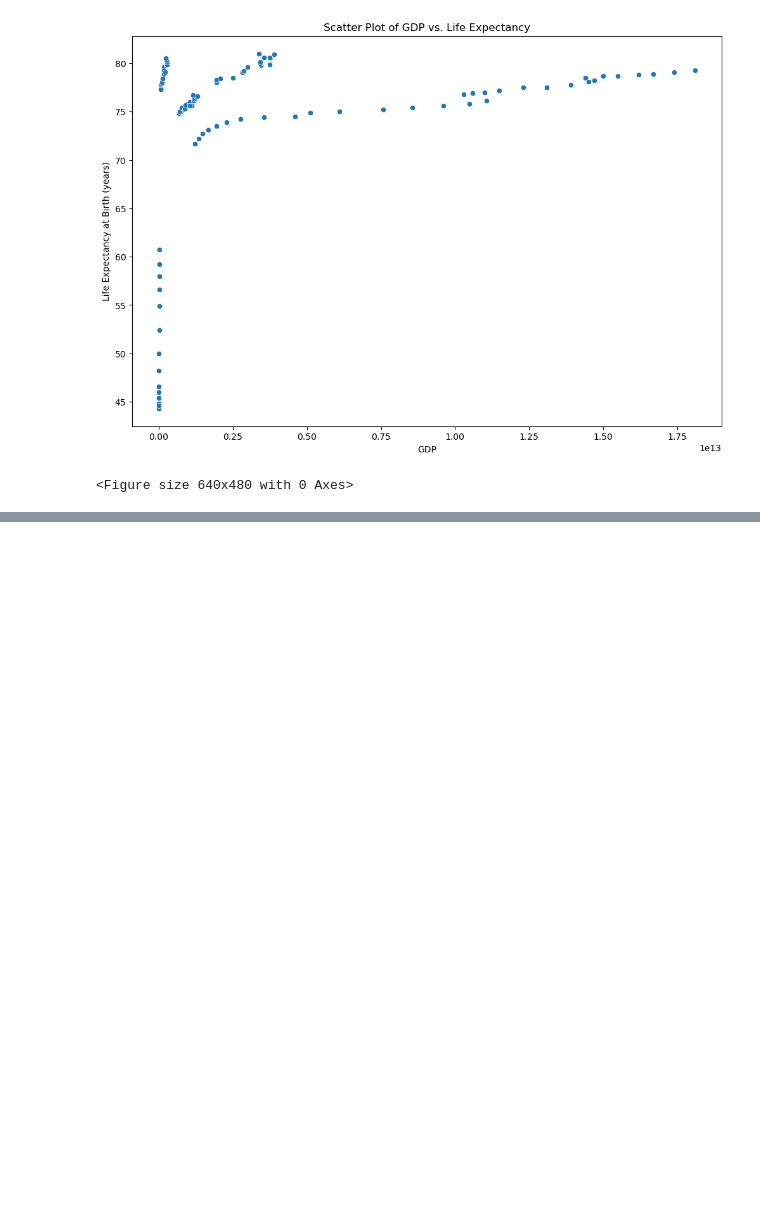
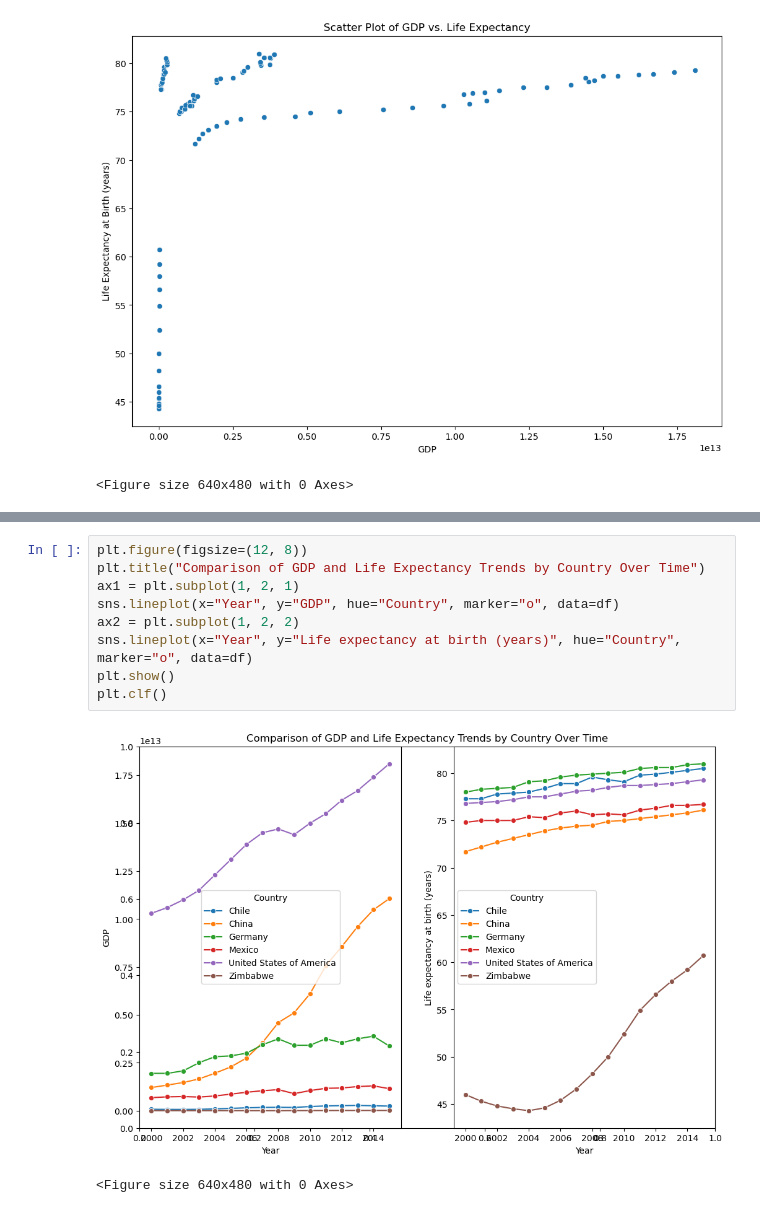
Before and after one commit to 2003salar/life_expectancy_gdp, a Jupyter notebook: life_expectancy_gdp.ipynb, the cells around one changed output, grey strips where cells are left out. Cells and saved outputs as stored; diff of their text form; blank space fills up the shorter version.

```diff
--- a/life_expectancy_gdp.ipynb
+++ b/life_expectancy_gdp.ipynb
@@ -73 +72,13 @@ plt.clf()
 <Figure size 640x480 with 0 Axes>
+# %%
+plt.figure(figsize=(12, 8))
+plt.title("Comparison of GDP and Life Expectancy Trends by Country Over Time")
+ax1 = plt.subplot(1, 2, 1)
+sns.lineplot(x="Year", y="GDP", hue="Country", marker="o", data=df)
+ax2 = plt.subplot(1, 2, 2)
+sns.lineplot(x="Year", y="Life expectancy at birth (years)", hue="Country", marker="o", data=df)
+plt.show()
+plt.clf()
+# %% [output]
+[figure, added]
+<Figure size 640x480 with 0 Axes>
```
Also changed, not shown: parts of 2 cells of this notebook.
